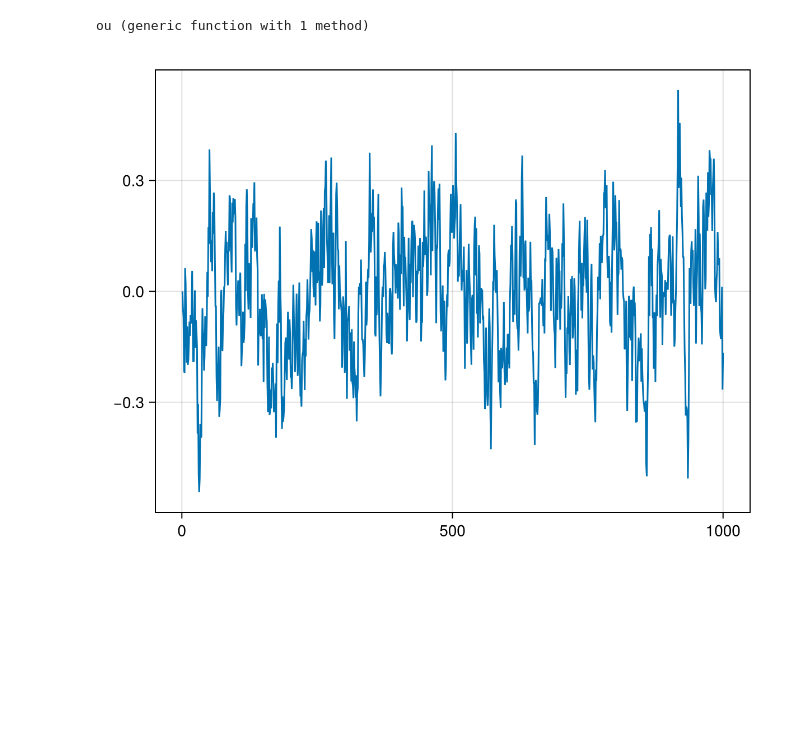
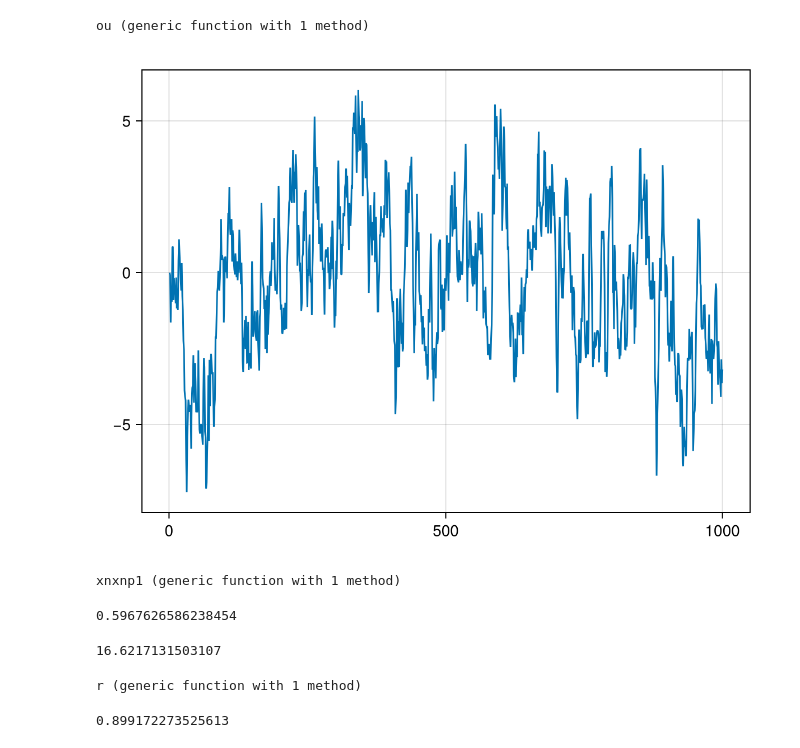
Before and after one commit to helmutstrey/SigmaCampNext-2025, a Jupyter notebook: simulations_class.ipynb, the cells around one changed output. Cells and saved outputs as stored; diff of their text form; code cells hidden in the pictures; blank space fills up the shorter version.

```diff
--- a/simulations_class.ipynb
+++ b/simulations_class.ipynb
@@ -174,14 +174,35 @@ lines(mean(lorw_mat_sq,dims=2)[:,1])
 function ou(d,N)
     x = [0.0]
     for i in 2:N
-        push!(x,0.8*x[end]+rand(d))
+        push!(x,0.9*x[end]+rand(Normal(0,2)))
     end
     return x
 end
 # %% [output]
 ou (generic function with 1 method)
 # %%
-oux = ou(Normal(0,.1),1000)
+oux = ou(Normal(0,1),1000)
 lines(oux)
 # %% [output]
-[figure, old version]
+[figure, new version]
+# %%
+xnxnp1(x) = sum(x[1:end-1] .* x[2:end])/(length(x)-1)
+# %% [output]
+xnxnp1 (generic function with 1 method)
+# %%
+xnxnp1(oux)
+# %% [output]
+0.5967626586238454
+# %%
+var(oux)
+# %% [output]
+16.6217131503107
+# %%
+r(x) = xnxnp1(x)/var(x)
+# %% [output]
+r (generic function with 1 method)
+# %%
+oux = ou(Normal(0,1),1000000)
+r(oux)
+# %% [output]
+0.899172273525613
```
Also changed, not shown: parts of 2 cells of this notebook, 2 other files.
